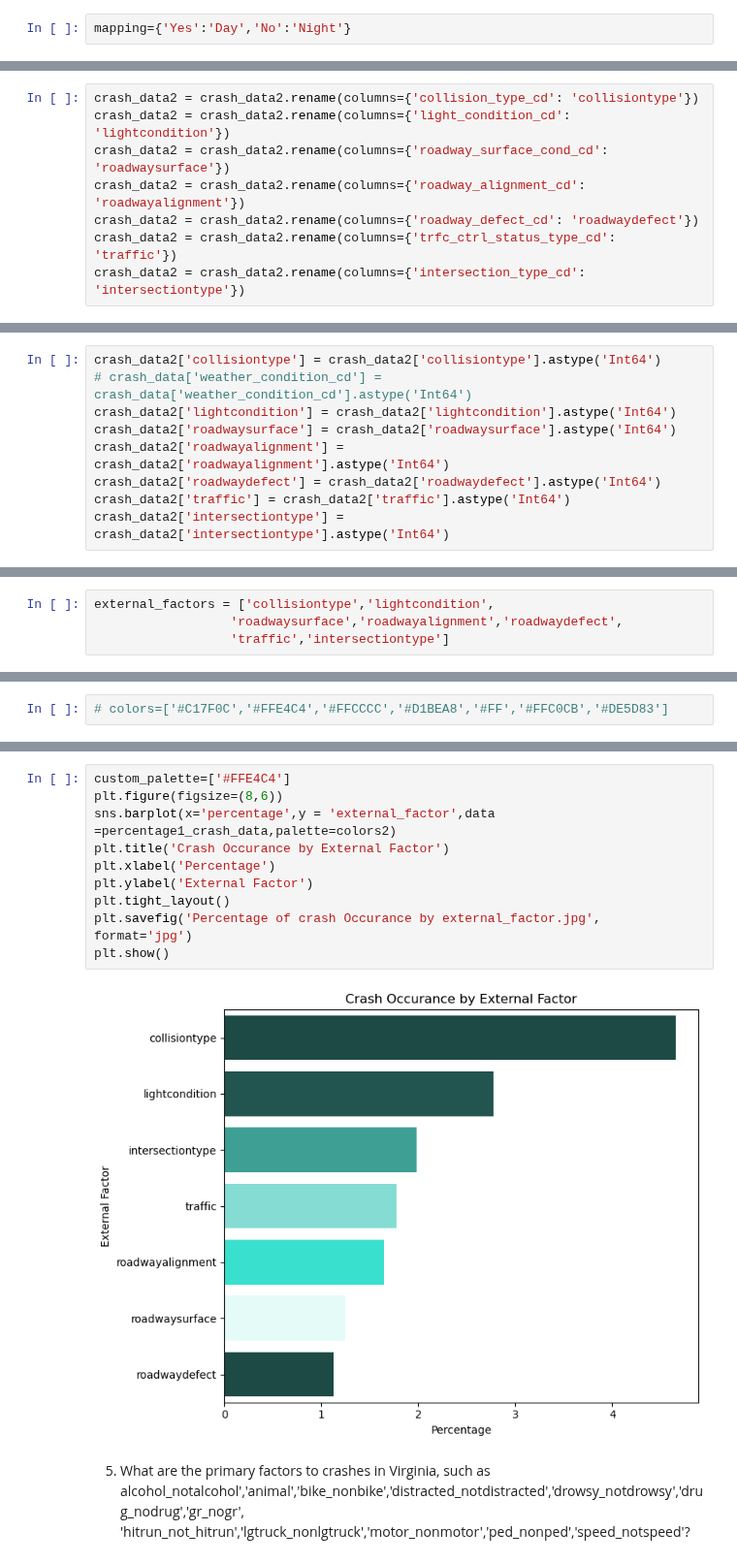
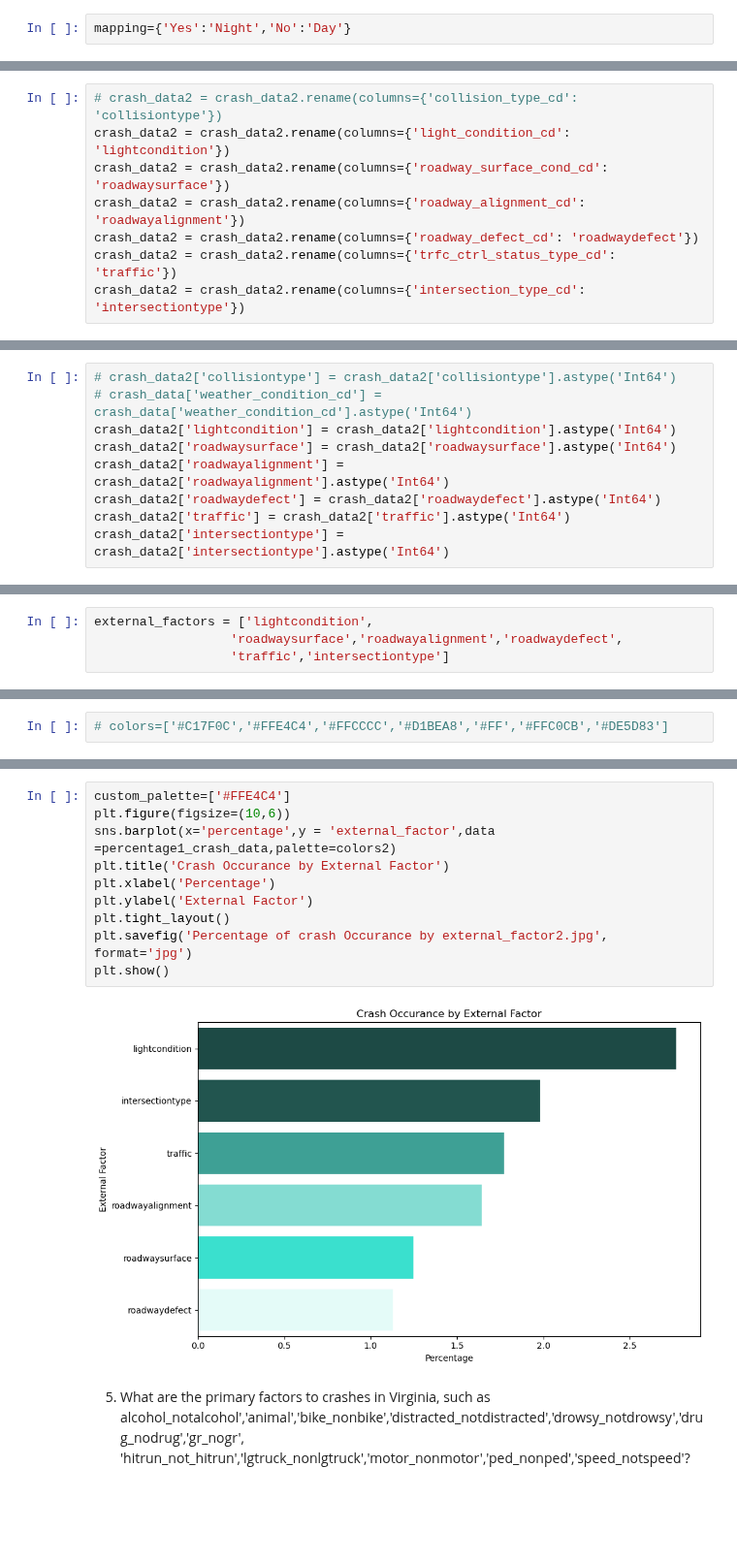
Before and after one commit to Eliab16/VDOT-crash-analysis, a Jupyter notebook: notebooks/VDOT_Analysis.ipynb, the cells around one changed output, grey strips where cells are left out. Shown at 97% size. Cells and saved outputs as stored; diff of their text form; blank space fills up the shorter version.

```diff
--- a/notebooks/VDOT_Analysis.ipynb
+++ b/notebooks/VDOT_Analysis.ipynb
@@ -271,7 +265,7 @@ total crash Based on night and day
 # %%
 crash_data2.drop(crash_data2[crash_data2['night']==""].index,inplace=True)
 # %%
-mapping={'Yes':'Day','No':'Night'}
+mapping={'Yes':'Night','No':'Day'}
 # %%
 crash_data2['night'] = crash_data2['night'].replace(mapping)
 # %%
@@ -480,7 +446,7 @@ crash_data2['collision_type_cd']
 346543     2
 Name: collision_type_cd, Length: 346532, dtype: object
 # %%
-crash_data2 = crash_data2.rename(columns={'collision_type_cd': 'collisiontype'})
+# crash_data2 = crash_data2.rename(columns={'collision_type_cd': 'collisiontype'})
 crash_data2 = crash_data2.rename(columns={'light_condition_cd': 'lightcondition'})
 crash_data2 = crash_data2.rename(columns={'roadway_surface_cond_cd': 'roadwaysurface'})
 crash_data2 = crash_data2.rename(columns={'roadway_alignment_cd': 'roadwayalignment'})
@@ -511,7 +477,7 @@ crash_data2['roadwaydefect'] = crash_data2['roadwaydefect'].map({'Yes':1 ,'No':0
 crash_data2['traffic'] = crash_data2['traffic'].map({'Yes':1 ,'No':0})
 crash_data2['intersectiontype'] = crash_data2['intersectiontype'].map({'Yes':1 ,'No':0})
 # %%
-crash_data2['collisiontype'] = crash_data2['collisiontype'].astype('Int64')
+# crash_data2['collisiontype'] = crash_data2['collisiontype'].astype('Int64')
 # crash_data['weather_condition_cd'] = crash_data['weather_condition_cd'].astype('Int64')
 crash_data2['lightcondition'] = crash_data2['lightcondition'].astype('Int64')
 crash_data2['roadwaysurface'] = crash_data2['roadwaysurface'].astype('Int64')
@@ -535,7 +501,7 @@ crash_data2['collisiontype']
 346543     2
 Name: collisiontype, Length: 346532, dtype: Int64
 # %%
-external_factors = ['collisiontype','lightcondition',
+external_factors = ['lightcondition',
                   'roadwaysurface','roadwayalignment','roadwaydefect',
                   'traffic','intersectiontype']
 # %%
@@ -573,15 +537,15 @@ percentage1_crash_data
 # %%
 custom_palette=['#FFE4C4']
-plt.figure(figsize=(8,6))
+plt.figure(figsize=(10,6))
 sns.barplot(x='percentage',y = 'external_factor',data =percentage1_crash_data,palette=colors2)
 plt.title('Crash Occurance by External Factor')
 plt.xlabel('Percentage')
 plt.ylabel('External Factor')
 plt.tight_layout()
-plt.savefig('Percentage of crash Occurance by external_factor.jpg', format='jpg')
+plt.savefig('Percentage of crash Occurance by external_factor2.jpg', format='jpg')
 plt.show()
 # %% [output]
-[figure, old version]
+[figure, new version]
 # %% [markdown]
 5. What are the primary factors to crashes in Virginia,
 such as alcohol_notalcohol','animal','bike_nonbike','distracted_notdistracted','drowsy_notdrowsy','drug_nodrug','gr_nogr',
```
Also changed, not shown: parts of 34 cells of this notebook.
